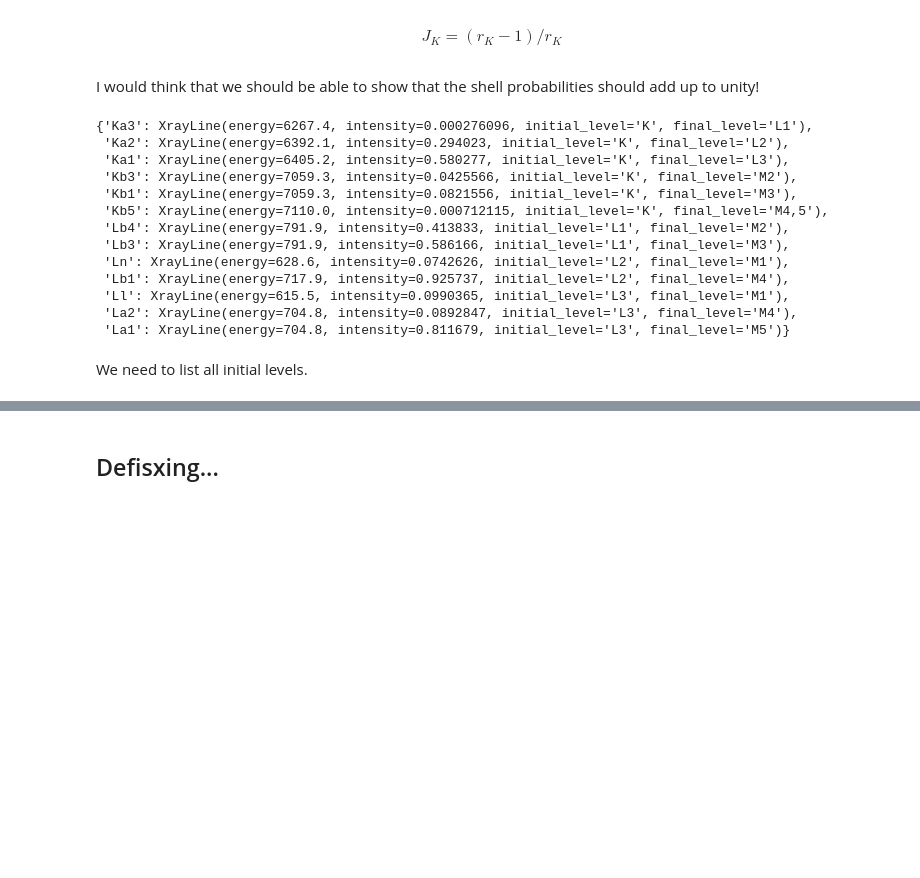
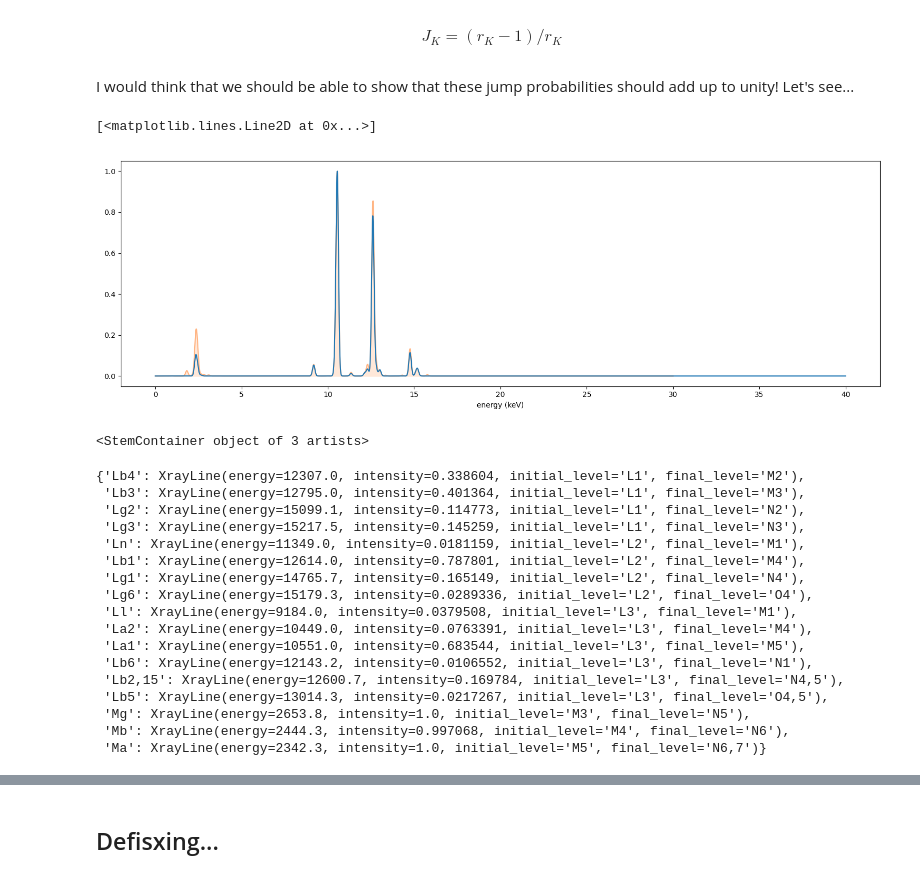
Before and after one commit to fligt/moseley, a Jupyter notebook: notebooks/02_defisxed.ipynb, the cells around one changed output, grey strips where cells are left out. Cells and saved outputs as stored; diff of their text form; code cells hidden in the pictures; blank space fills up the shorter version.

```diff
--- a/notebooks/02_defisxed.ipynb
+++ b/notebooks/02_defisxed.ipynb
@@ -10,4 +130,4 @@ what is called the K-shell “absorption jump ratio” ($J_K$)":
 # %% [markdown]
 $$ J_K = (r_K - 1) / r_K $$
 # %% [markdown]
-I would think that we should be able to show that the shell probabilities should add up to unity!
+I would think that we should be able to show that these jump probabilities should add up to unity! Let's see...
@@ -13,0 +141,11 @@ I would think that we should be able to show that the shell probabilities should
+# %%
+Pb_xrf = mos.XFluo('Pb', 30)
+x, y = get_element_spectrum('Pb', 30)
+# %%
+fig, ax = plt.subplots(figsize=[15, 5])
+
+Pb_xrf.plot(ax=ax, peak_labels='none')
+ax.plot(x, y)
+# %% [output]
+[<matplotlib.lines.Line2D at 0x...>]
+[figure, added]
@@ -14,21 +154,25 @@ I would think that we should be able to show that the shell probabilities should
 # %%
-import xraydb
+ax.stem(energies, intensities)
+# %% [output]
+<StemContainer object of 3 artists>
 # %%
-lines = xraydb.xray_lines('Fe', excitation_energy=25000)
+lines = xraydb.xray_lines('Pb', excitation_energy=30000)
 lines
 # %% [output]
-{'Ka3': XrayLine(energy=6267.4, intensity=0.000276096, initial_level='K', final_level='L1'),
- 'Ka2': XrayLine(energy=6392.1, intensity=0.294023, initial_level='K', final_level='L2'),
- 'Ka1': XrayLine(energy=6405.2, intensity=0.580277, initial_level='K', final_level='L3'),
- 'Kb3': XrayLine(energy=7059.3, intensity=0.0425566, initial_level='K', final_level='M2'),
- 'Kb1': XrayLine(energy=7059.3, intensity=0.0821556, initial_level='K', final_level='M3'),
- 'Kb5': XrayLine(energy=7110.0, intensity=0.000712115, initial_level='K', final_level='M4,5'),
- 'Lb4': XrayLine(energy=791.9, intensity=0.413833, initial_level='L1', final_level='M2'),
- 'Lb3': XrayLine(energy=791.9, intensity=0.586166, initial_level='L1', final_level='M3'),
- 'Ln': XrayLine(energy=628.6, intensity=0.0742626, initial_level='L2', final_level='M1'),
- 'Lb1': XrayLine(energy=717.9, intensity=0.925737, initial_level='L2', final_level='M4'),
- 'Ll': XrayLine(energy=615.5, intensity=0.0990365, initial_level='L3', final_level='M1'),
- 'La2': XrayLine(energy=704.8, intensity=0.0892847, initial_level='L3', final_level='M4'),
- 'La1': XrayLine(energy=704.8, intensity=0.811679, initial_level='L3', final_level='M5')}
+{'Lb4': XrayLine(energy=12307.0, intensity=0.338604, initial_level='L1', final_level='M2'),
+ 'Lb3': XrayLine(energy=12795.0, intensity=0.401364, initial_level='L1', final_level='M3'),
+ 'Lg2': XrayLine(energy=15099.1, intensity=0.114773, initial_level='L1', final_level='N2'),
+ 'Lg3': XrayLine(energy=15217.5, intensity=0.145259, initial_level='L1', final_level='N3'),
+ 'Ln': XrayLine(energy=11349.0, intensity=0.0181159, initial_level='L2', final_level='M1'),
+ 'Lb1': XrayLine(energy=12614.0, intensity=0.787801, initial_level='L2', final_level='M4'),
+ 'Lg1': XrayLine(energy=14765.7, intensity=0.165149, initial_level='L2', final_level='N4'),
+ 'Lg6': XrayLine(energy=15179.3, intensity=0.0289336, initial_level='L2', final_level='O4'),
+ 'Ll': XrayLine(energy=9184.0, intensity=0.0379508, initial_level='L3', final_level='M1'),
+ 'La2': XrayLine(energy=10449.0, intensity=0.0763391, initial_level='L3', final_level='M4'),
+ 'La1': XrayLine(energy=10551.0, intensity=0.683544, initial_level='L3', final_level='M5'),
+ 'Lb6': XrayLine(energy=12143.2, intensity=0.0106552, initial_level='L3', final_level='N1'),
+ 'Lb2,15': XrayLine(energy=12600.7, intensity=0.169784, initial_level='L3', final_level='N4,5'),
+ 'Lb5': XrayLine(energy=13014.3, intensity=0.0217267, initial_level='L3', final_level='O4,5'),
+ 'Mg': XrayLine(energy=2653.8, intensity=1.0, initial_level='M3', final_level='N5'),
+ 'Mb': XrayLine(energy=2444.3, intensity=0.997068, initial_level='M4', final_level='N6'),
+ 'Ma': XrayLine(energy=2342.3, intensity=1.0, initial_level='M5', final_level='N6,7')}
-# %% [markdown]
-We need to list all initial levels.
```
Also changed, not shown: parts of 17 cells of this notebook, 5 other files.
